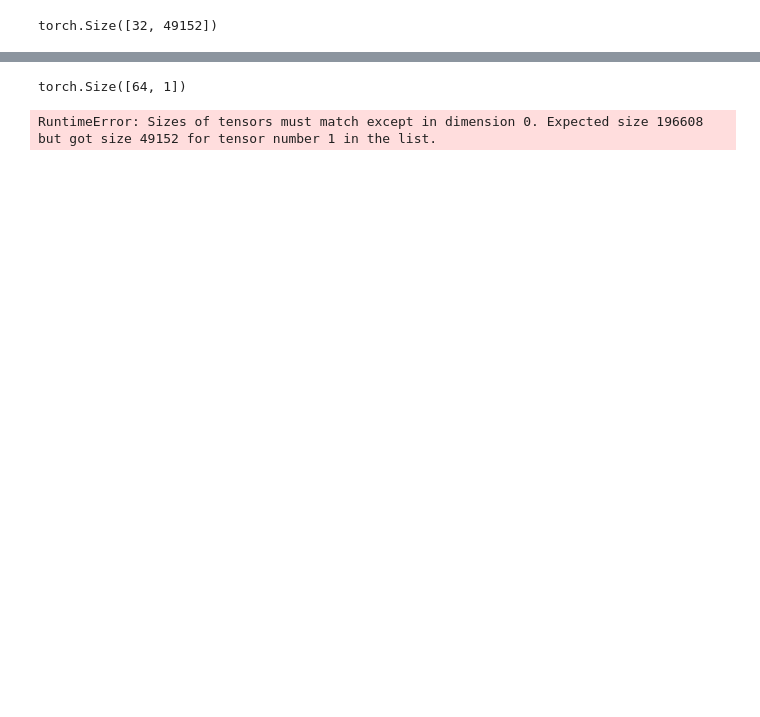
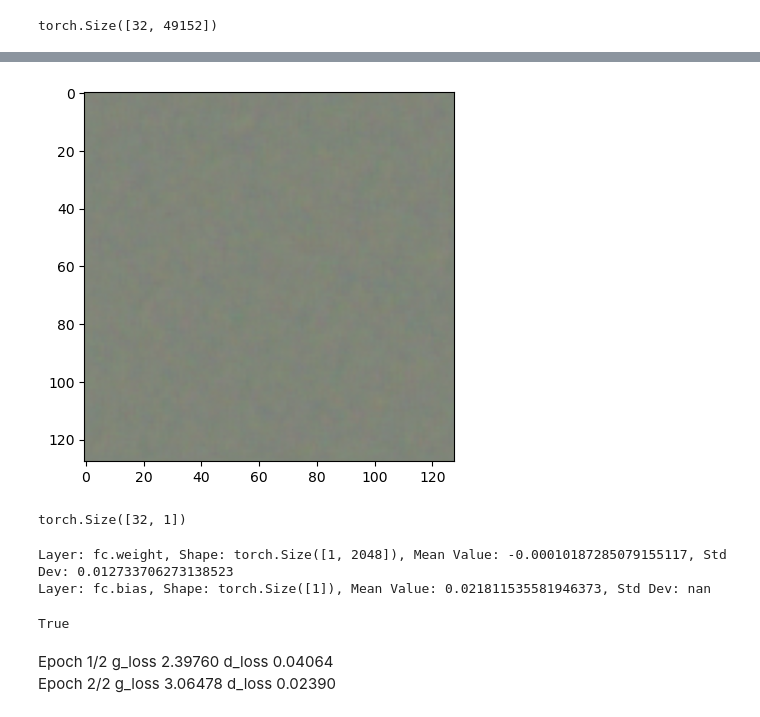
Before and after one commit to marcanii/SIS421---2-23, a Jupyter notebook: Laboratories/Lab05/02_gans.ipynb, the cells around one changed output, grey strips where cells are left out. Drawn from its saved outputs; the diff is of its cells as text; code cells hidden in the pictures; blank space fills up the shorter version.

```diff
--- a/Laboratories/Lab05/02_gans.ipynb
+++ b/Laboratories/Lab05/02_gans.ipynb
@@ -121 +67,37 @@ class Generator(nn.Module):
+# %%
+import torch.nn as nn
+
+class Generator(nn.Module):
+    def __init__(self, channel=1):
+        super(Generator, self).__init__()
+        self.channel = channel
+        self.init_size = 128 // 4
+        self.input_size = 100
+        self.l1 = nn.Sequential(nn.Linear(self.input_size, 256 * self.init_size ** 2))
+        self.conv_blocks = nn.Sequential(
+            nn.BatchNorm2d(256),
+            nn.Upsample(scale_factor=2),
+            nn.Conv2d(256, 256, 3, stride=1, padding=1),
+            nn.BatchNorm2d(256, 0.8),
+            nn.LeakyReLU(0.2, inplace=True),
+            nn.Upsample(scale_factor=2),
+            nn.Conv2d(256, 128, 3, stride=1, padding=1),
+            nn.BatchNorm2d(128, 0.8),
+            nn.LeakyReLU(0.2, inplace=True),
+            nn.Conv2d(128, 64, 3, stride=1, padding=1),
+            nn.BatchNorm2d(64, 0.8),
+            nn.LeakyReLU(0.2, inplace=True),
+            nn.Conv2d(64, 32, 3, stride=1, padding=1),
+            nn.BatchNorm2d(32, 0.8),
+            nn.LeakyReLU(0.2, inplace=True),
+            nn.Conv2d(32, self.channel, 3, stride=1, padding=1),
+            nn.Tanh(),
+        )
+
+    def forward(self, z):
+        out = self.l1(z)
+        out = out.view(out.shape[0], 256, self.init_size, self.init_size)
+        img = self.conv_blocks(out)
+        img = img.view(img.size(0), self.channel*128*128)
+        return img
 # %%
@@ -148,0 +109,5 @@ class Discriminator(nn.Module):
+# %%
+plt.imshow(output[0].view(3,128,128).permute(1,2,0).detach().numpy()*0.5+0.5)
+plt.show()
+# %% [output]
+[figure, added]
@@ -149,7 +142,19 @@ class Discriminator(nn.Module):
 # %%
-discriminator = Discriminator()
-output = discriminator(torch.randn(64, 3, 128, 128))
+discriminator = Discriminator(channel=3)
+output = discriminator(torch.randn(32, 3*128*128))
 output.shape
 # %% [output]
-torch.Size([64, 1])
+torch.Size([32, 1])
+# %%
+# comprobar que los pesos del modelo resnext se hayan descargado correctamente
+for name, param in discriminator.named_parameters():
+    if param.requires_grad:
+        print(f"Layer: {name}, Shape: {param.shape}, Mean Value: {param.mean().item()}, Std Dev: {param.std().item()}")
+# %% [output]
+Layer: fc.weight, Shape: torch.Size([1, 2048]), Mean Value: -0.00010187285079155117, Std Dev: 0.012733706273138523
+Layer: fc.bias, Shape: torch.Size([1]), Mean Value: 0.021811535581946373, Std Dev: nan
+# %%
+isinstance(discriminator, Discriminator)
+# %% [output]
+True
 # %%
@@ -212,8 +220,9 @@ def fit(g, d, dataloader, epochs=30, crit=None):
     return hist
 # %%
-hist = fit(generator, discriminator, dataloader, epochs=1, crit=torch.nn.BCELoss())
+hist = fit(generator, discriminator, dataloader, epochs=2, lr=1e-3)
 # %% [output]
-RuntimeError: Sizes of tensors must match except in dimension 0. Expected size 196608 but got size 49152 for tensor number 1 in the list.
+Epoch 1/2 g_loss 2.39760 d_loss 0.04064
+Epoch 2/2 g_loss 3.06478 d_loss 0.02390
 # %%
 import pandas as pd
 
```
Also changed, not shown: parts of 19 cells of this notebook, 1 other file.
